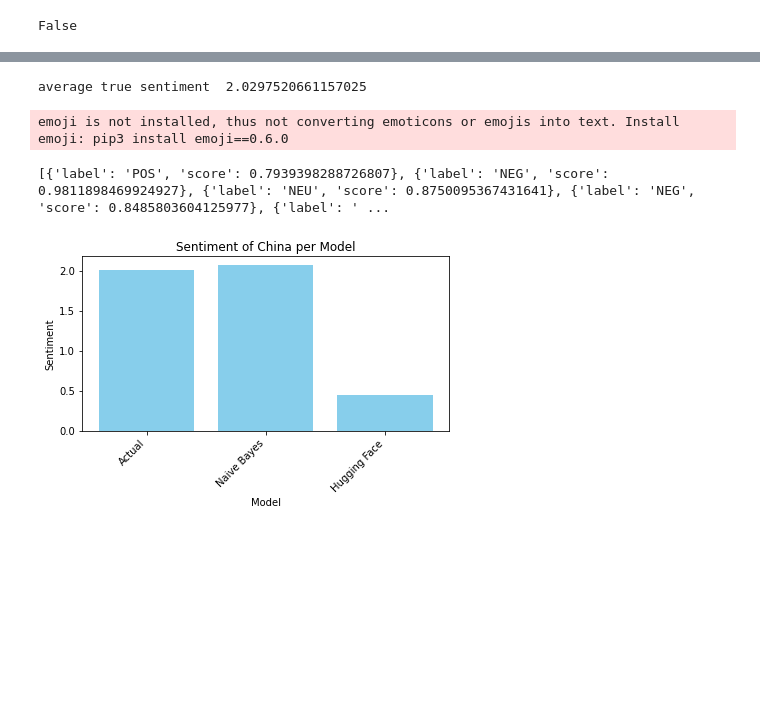
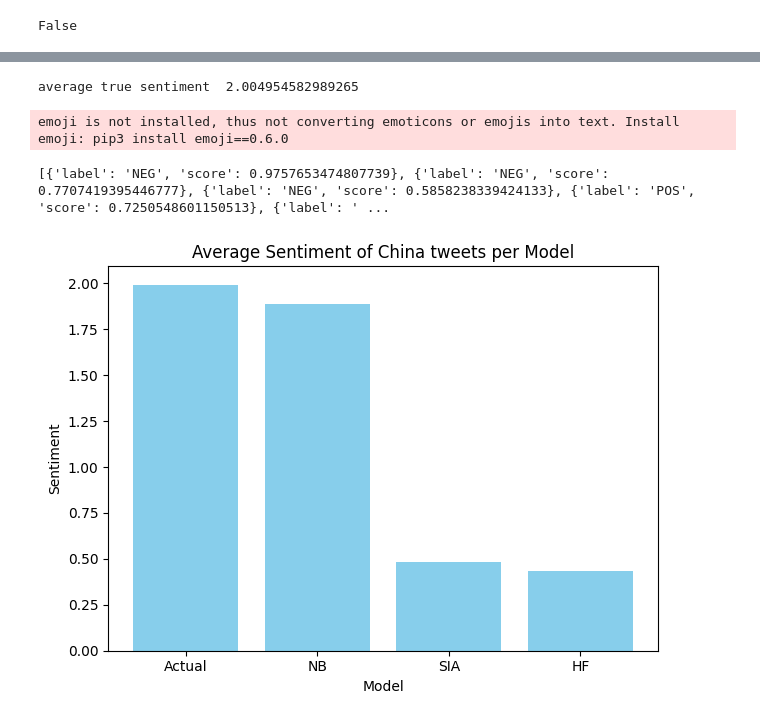
Before and after one commit to juhlisang/NLP_Project2, a Jupyter notebook: initial-code.ipynb, the cells around one changed output, grey strips where cells are left out. Drawn from its saved outputs; the diff is of its cells as text; code cells hidden in the pictures; blank space fills up the shorter version.

```diff
--- a/initial-code.ipynb
+++ b/initial-code.ipynb
@@ -334,30 +330,30 @@ def averageSentimentByLocation_hf(location):
 # %%
 def plotBarGraph_locSent(location, original_sentiments):
     """
     input: location of interest
     """
     true_sentiment = original_sentiments[location]
     nb_sentiment = averageSentimentByLocation(location)
-    # sia_sentiment = averageSentimentByLocation_sia(location)
+    sia_sentiment = averageSentimentByLocation_sia(location)
     hf_sentiment = averageSentimentByLocation_hf(location)
 
-    model_names = ["Actual", "Naive Bayes", "Hugging Face"] # add this in "Sentiment Intensity Analyzer"
-    sentiment_values = [true_sentiment, nb_sentiment, hf_sentiment] # add this in sia_sentiment
+    model_names = ["Actual", "NB", "SIA", "HF"] # add this in "Sentiment Intensity Analyzer"
+    sentiment_values = [true_sentiment, nb_sentiment, sia_sentiment, hf_sentiment] # add this in sia_sentiment
     # Plotting
     plt.bar(model_names, sentiment_values, color='skyblue')
     plt.xlabel('Model')
     plt.ylabel('Sentiment')
     plt.title(f'Average Sentiment of {location} tweets per Model')
-    plt.xticks(rotation=45, ha='right')  # Rotate x-axis labels for better readability
+    # plt.xticks(rotation=45, ha='right')  # Rotate x-axis labels for better readability
     plt.tight_layout()  # Adjust layout to prevent clipping of labels
     plt.show()
 
 plotBarGraph_locSent("China", sorted_location_scores)
 # %% [output]
-average true sentiment  2.0297520661157025
+average true sentiment  2.004954582989265
 emoji is not installed, thus not converting emoticons or emojis into text. Install emoji: pip3 install emoji==0.6.0
-[{'label': 'POS', 'score': 0.7939398288726807}, {'label': 'NEG', 'score': 0.9811898469924927}, {'label': 'NEU', 'score': 0.8750095367431641}, {'label': 'NEG', 'score': 0.8485803604125977}, {'label': ' ...
+[{'label': 'NEG', 'score': 0.9757653474807739}, {'label': 'NEG', 'score': 0.7707419395446777}, {'label': 'NEG', 'score': 0.5858238339424133}, {'label': 'POS', 'score': 0.7250548601150513}, {'label': ' ...
-[figure, old version]
+[figure, new version]
 # %%
 plotBarGraph_locSent("Canada", sorted_location_scores)
 # %% [output]
```
Also changed, not shown: parts of 15 cells of this notebook, 5 other files.
